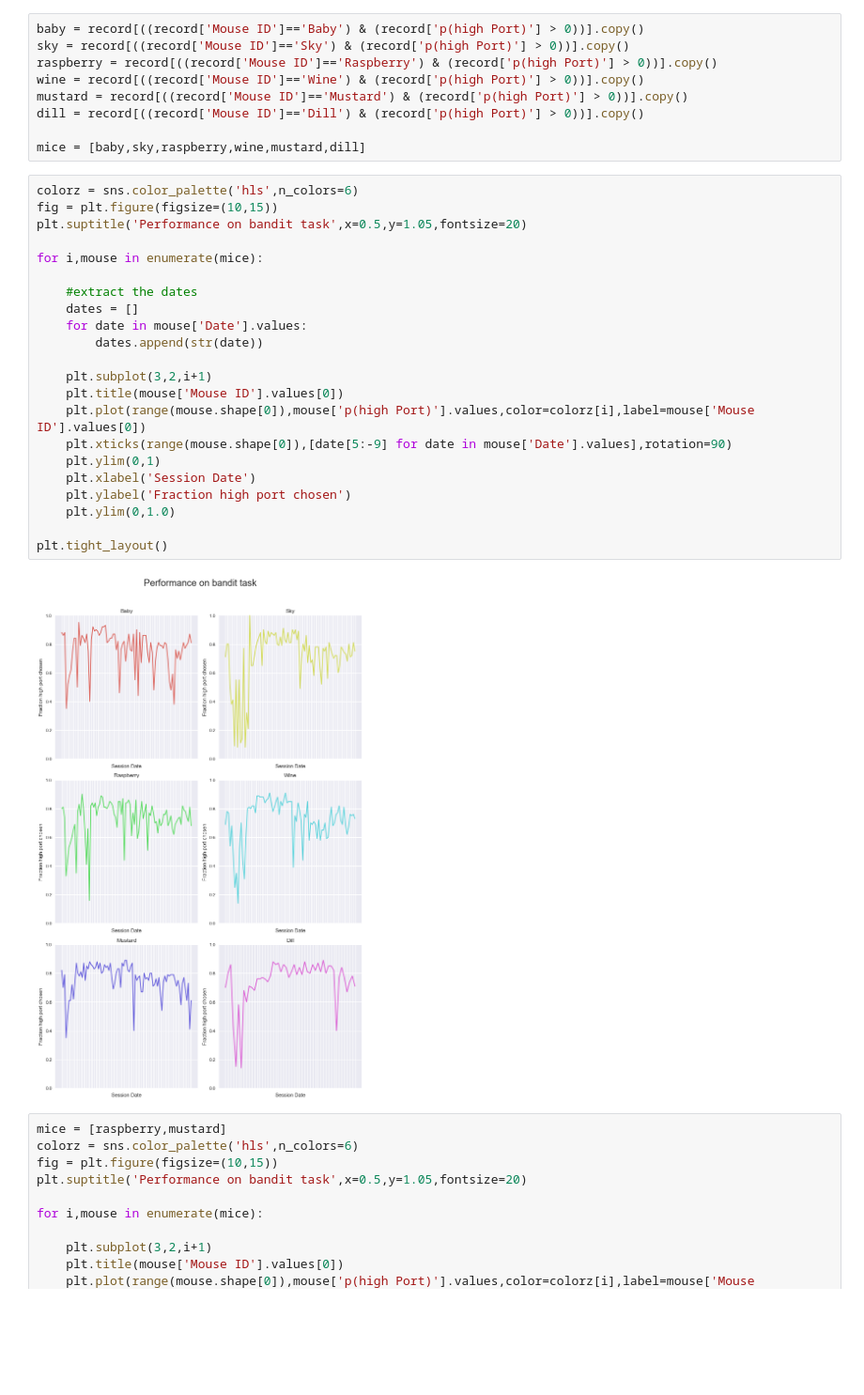
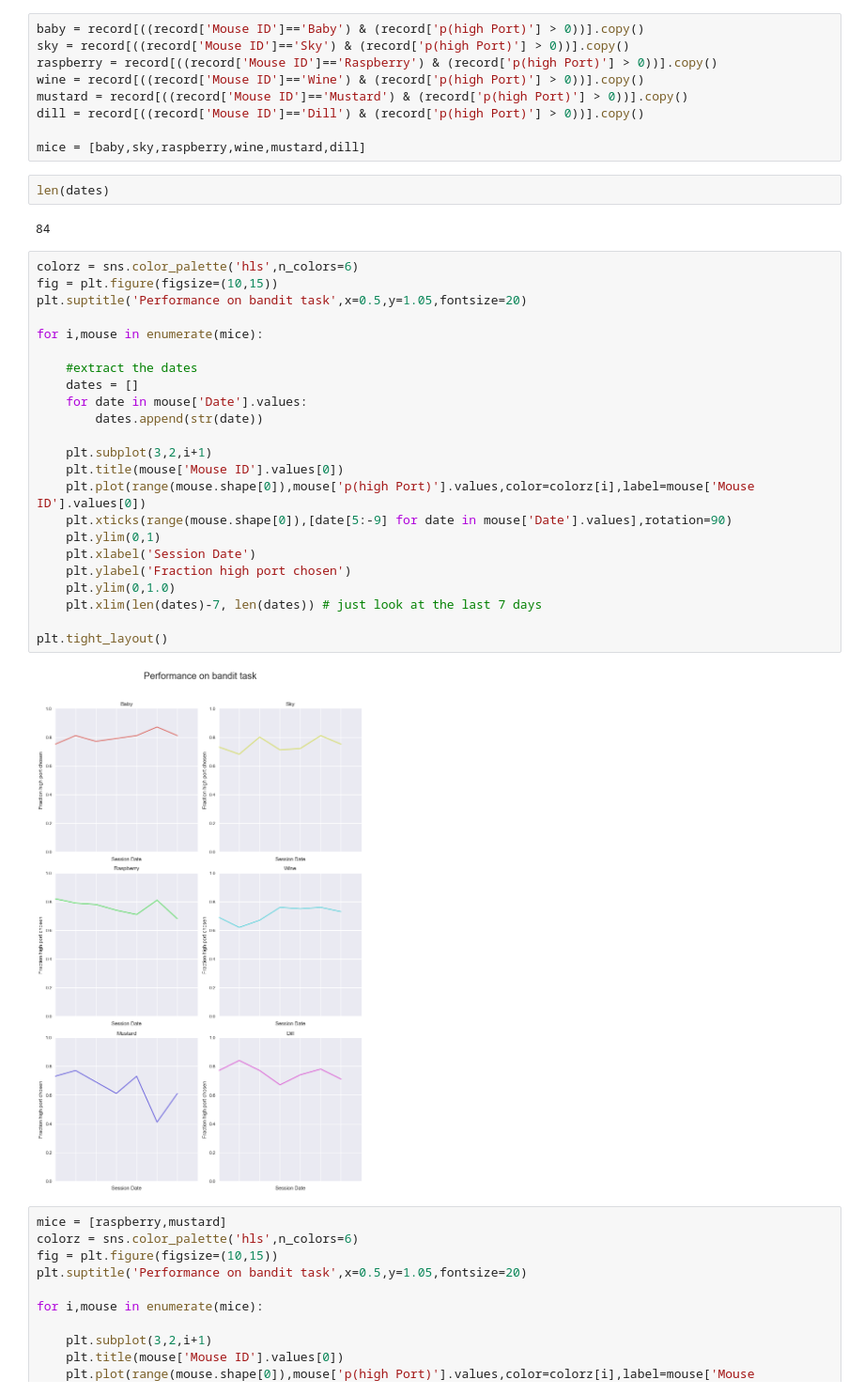
Before and after one commit to celiaberon/mouse_bandit, a Jupyter notebook: jupyter_notebooks/Data_Processing/Tracking_Performance.ipynb, the cells around one changed output. Shown at 94% size. Cells and saved outputs as stored; diff of their text form; blank space fills up the shorter version.

Commit message:
look at most recent performance

```diff
--- a/jupyter_notebooks/Data_Processing/Tracking_Performance.ipynb
+++ b/jupyter_notebooks/Data_Processing/Tracking_Performance.ipynb
@@ -31,30 +31,35 @@ mustard = record[((record['Mouse ID']=='Mustard') & (record['p(high Port)'] > 0)
 dill = record[((record['Mouse ID']=='Dill') & (record['p(high Port)'] > 0))].copy()
 
 mice = [baby,sky,raspberry,wine,mustard,dill]
+# %%
+len(dates)
+# %% [output]
+84
 # %%
 colorz = sns.color_palette('hls',n_colors=6)
 fig = plt.figure(figsize=(10,15))
 plt.suptitle('Performance on bandit task',x=0.5,y=1.05,fontsize=20)
 
 for i,mouse in enumerate(mice):
 
     #extract the dates
     dates = []
     for date in mouse['Date'].values:
         dates.append(str(date))
 
     plt.subplot(3,2,i+1)
     plt.title(mouse['Mouse ID'].values[0])
     plt.plot(range(mouse.shape[0]),mouse['p(high Port)'].values,color=colorz[i],label=mouse['Mouse ID'].values[0])
     plt.xticks(range(mouse.shape[0]),[date[5:-9] for date in mouse['Date'].values],rotation=90)
     plt.ylim(0,1)
     plt.xlabel('Session Date')
     plt.ylabel('Fraction high port chosen')
     plt.ylim(0,1.0)
+    plt.xlim(len(dates)-7, len(dates)) # just look at the last 7 days
 
 plt.tight_layout()
 # %% [output]
-[figure, old version]
+[figure, new version]
 # %%
 mice = [raspberry,mustard]
 colorz = sns.color_palette('hls',n_colors=6)
```
